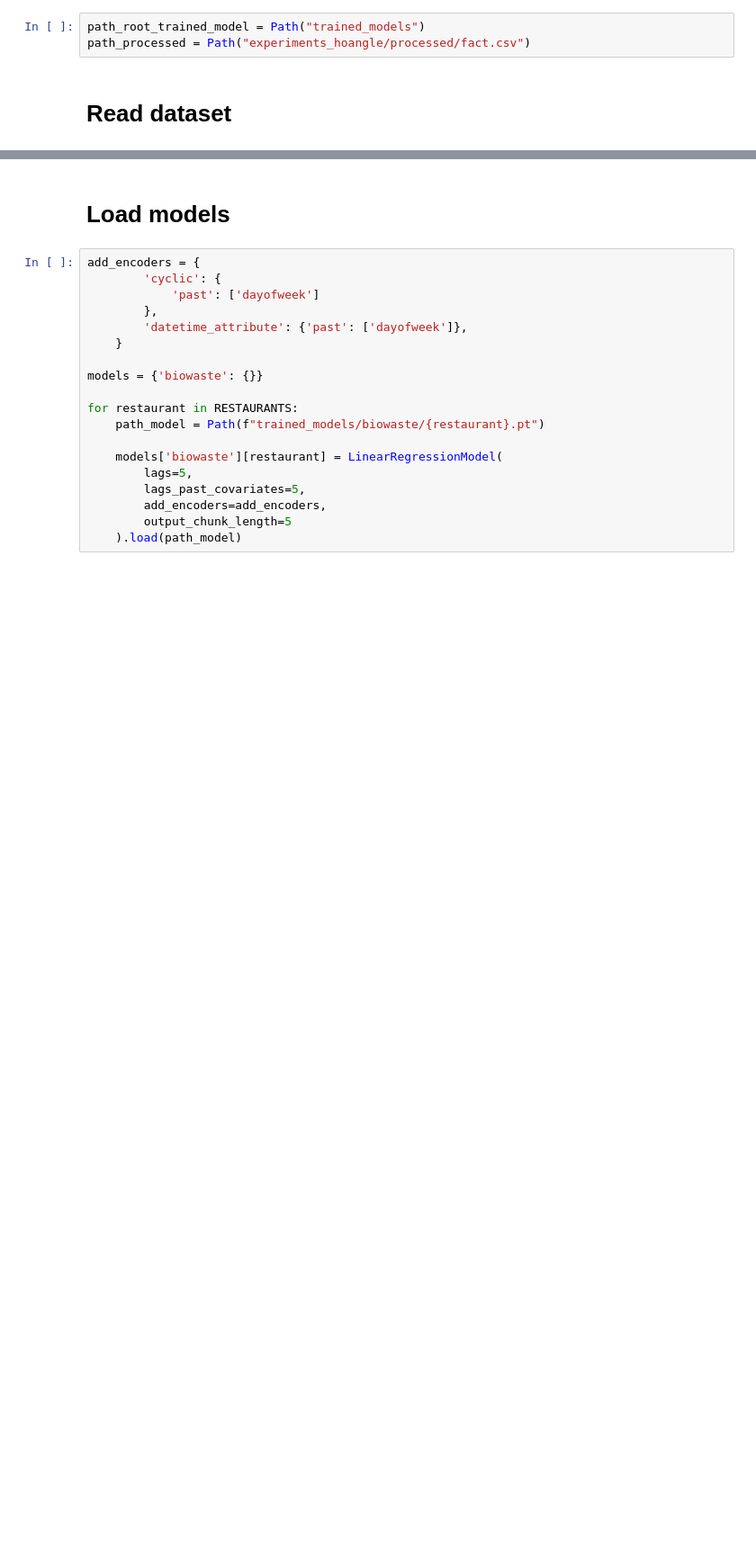
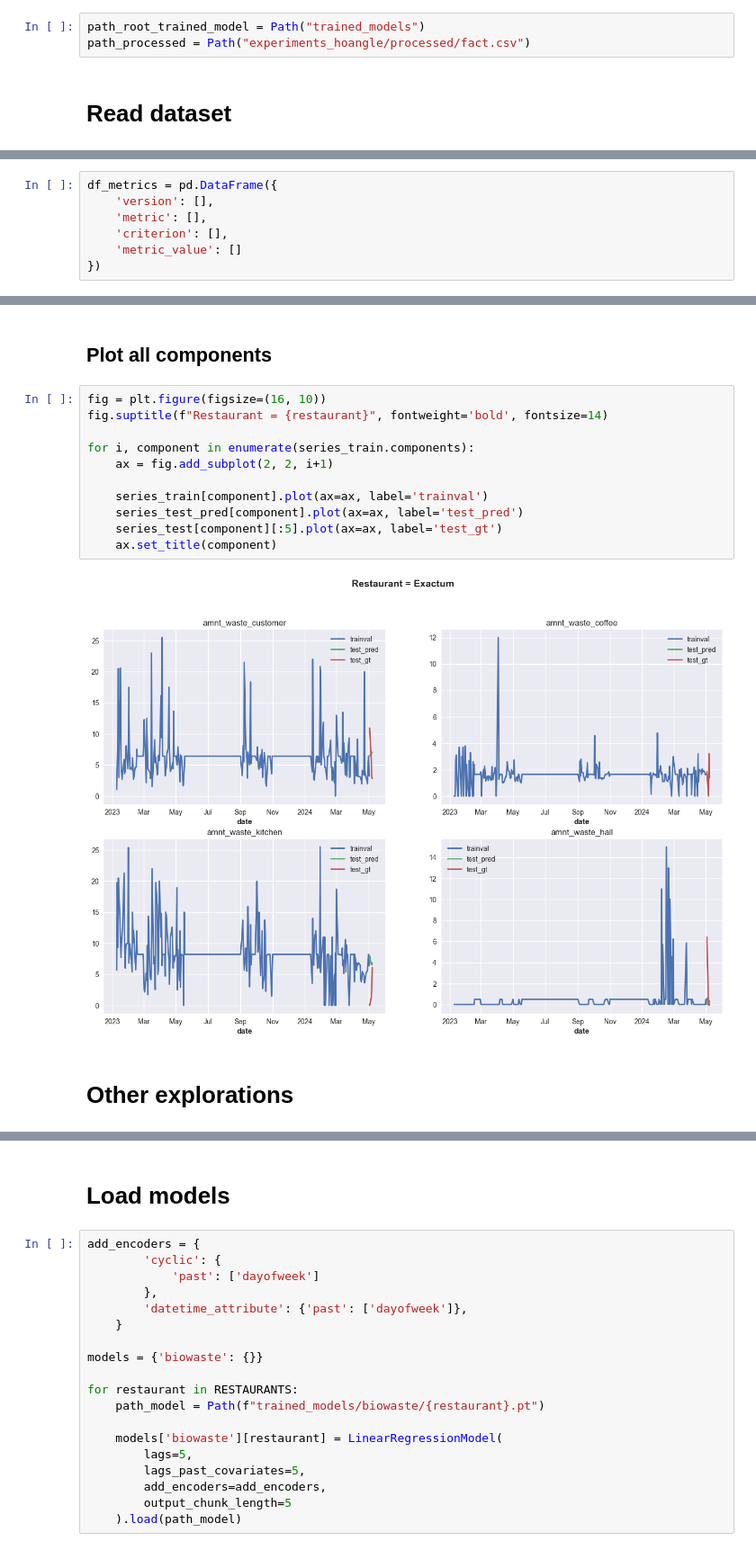
Before and after one commit to Food-Waste-Optimization/Food-Waste-Optimization, a Jupyter notebook: experiments_hoangle/forecast_biowaste.ipynb, the cells around one changed output, grey strips where cells are left out. Shown at 90% size. Cells and saved outputs as stored; diff of their text form; blank space fills up the shorter version.

```diff
--- a/experiments_hoangle/forecast_biowaste.ipynb
+++ b/experiments_hoangle/forecast_biowaste.ipynb
@@ -44,0 +55,7 @@ CUTOFF_DATE = '2024-05-08'
+# %%
+df_metrics = pd.DataFrame({
+    'version': [],
+    'metric': [],
+    'criterion': [],
+    'metric_value': []
+})
@@ -92,0 +664,17 @@ for restaurant in RESTAURANTS:
+# %% [markdown]
+## Plot all components
+# %%
+fig = plt.figure(figsize=(16, 10))
+fig.suptitle(f"Restaurant = {restaurant}", fontweight='bold', fontsize=14)
+
+for i, component in enumerate(series_train.components):
+    ax = fig.add_subplot(2, 2, i+1)
+
+    series_train[component].plot(ax=ax, label='trainval')
+    series_test_pred[component].plot(ax=ax, label='test_pred')
+    series_test[component][:5].plot(ax=ax, label='test_gt')
+    ax.set_title(component)
+# %% [output]
+[figure, added]
+# %% [markdown]
+# Other explorations
```
Also changed, not shown: parts of 38 cells of this notebook.
